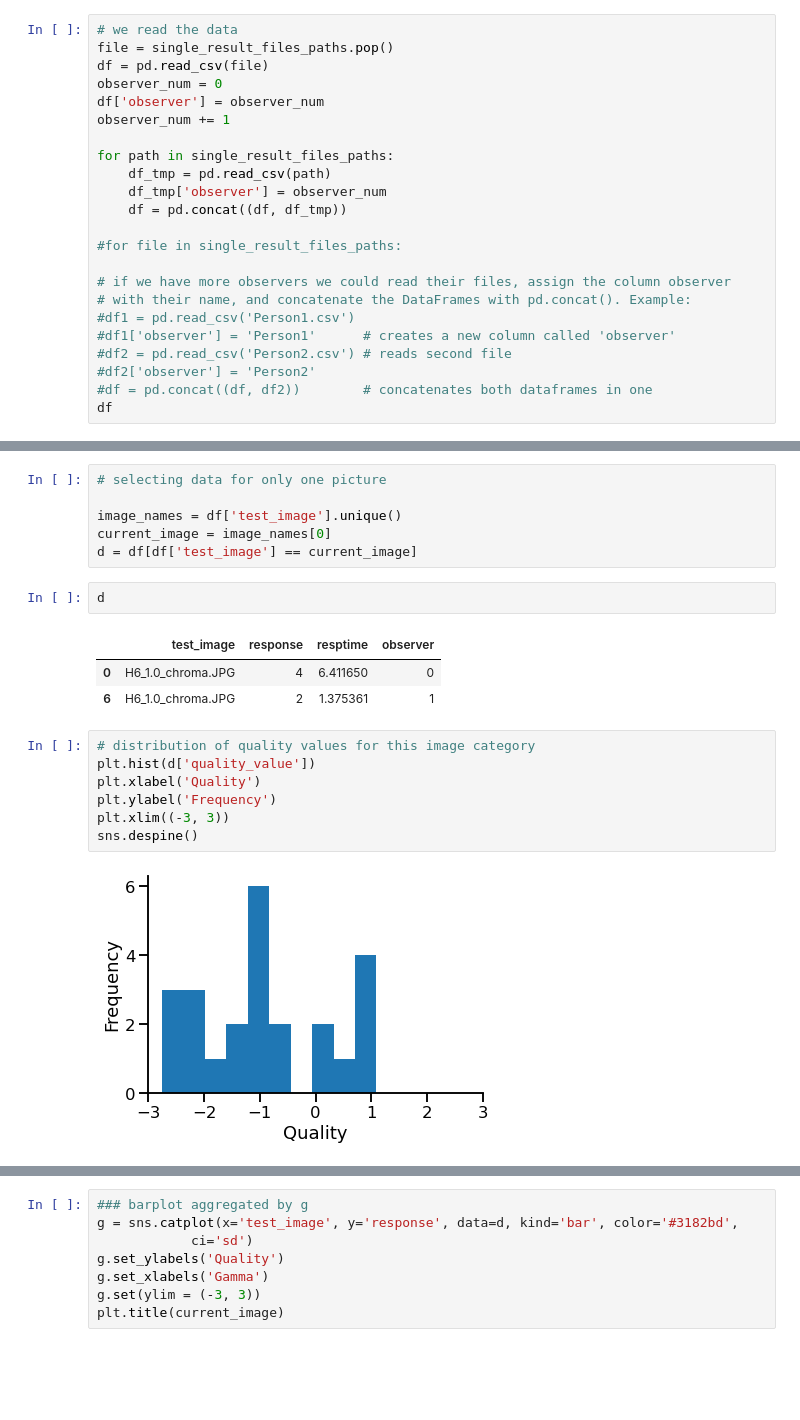
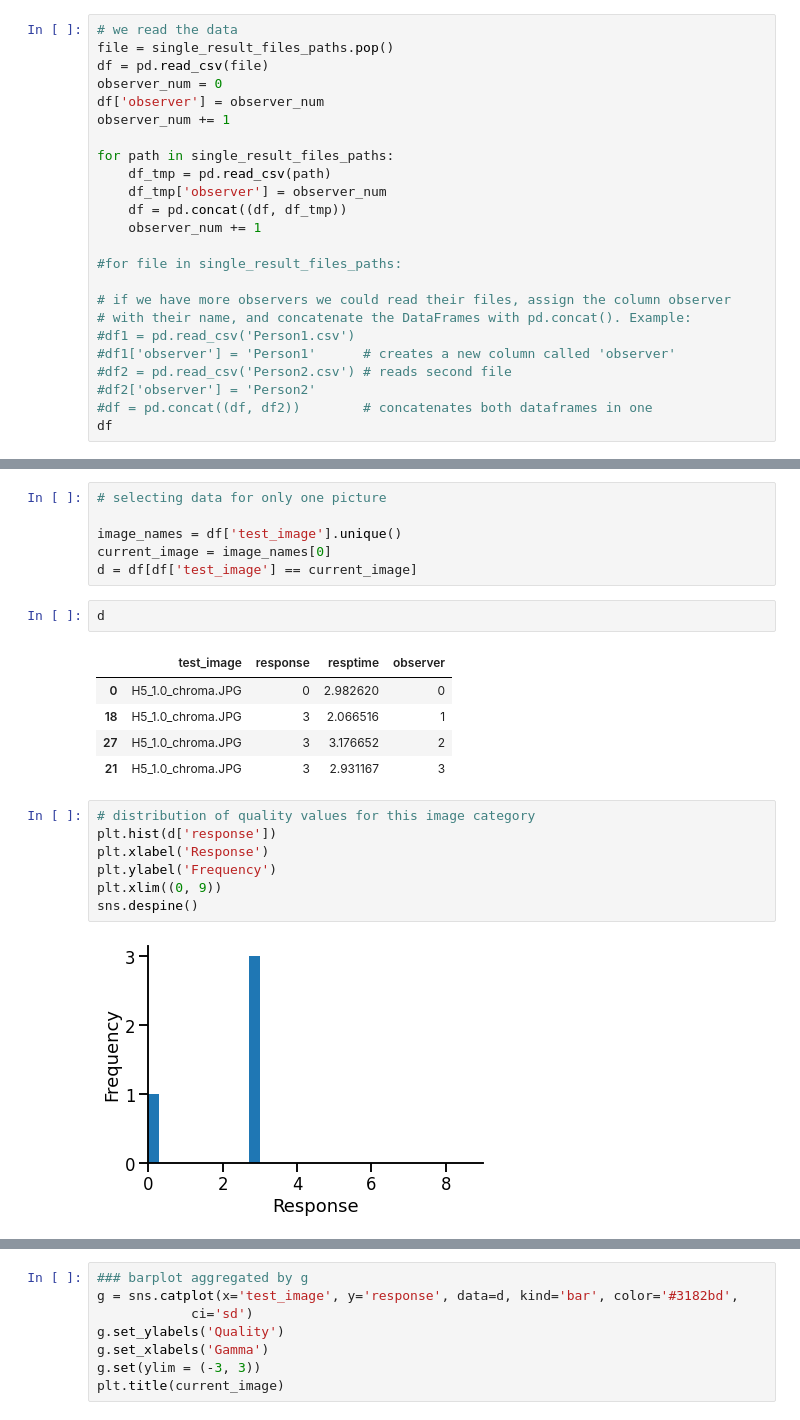
Before and after one commit to Thrrym/PerceptionAndImageQuality, a Jupyter notebook: analysis/analysis.ipynb, the cells around one changed output, grey strips where cells are left out. Saved outputs shown, nothing was run; the diff lists cells and outputs as text; blank space fills up the shorter version.

```diff
--- a/analysis/analysis.ipynb
+++ b/analysis/analysis.ipynb
@@ -36,6 +38,7 @@ for path in single_result_files_paths:
     df_tmp = pd.read_csv(path)
     df_tmp['observer'] = observer_num
     df = pd.concat((df, df_tmp))
+    observer_num += 1
 
 #for file in single_result_files_paths:
 
@@ -85,17 +91,19 @@ d = df[df['test_image'] == current_image]
 d
 # %% [output]
 |  | test_image | response | resptime | observer |
-| 0 | H6_1.0_chroma.JPG | 4 | 6.411650 | 0 |
-| 6 | H6_1.0_chroma.JPG | 2 | 1.375361 | 1 |
+| 0 | H5_1.0_chroma.JPG | 0 | 2.982620 | 0 |
+| 18 | H5_1.0_chroma.JPG | 3 | 2.066516 | 1 |
+| 27 | H5_1.0_chroma.JPG | 3 | 3.176652 | 2 |
+| 21 | H5_1.0_chroma.JPG | 3 | 2.931167 | 3 |
 # %%
 # distribution of quality values for this image category
-plt.hist(d['quality_value'])
-plt.xlabel('Quality')
+plt.hist(d['response'])
+plt.xlabel('Response')
 plt.ylabel('Frequency')
-plt.xlim((-3, 3))
+plt.xlim((0, 9))
 sns.despine()
 # %% [output]
-[figure, old version]
+[figure, new version]
 # %%
 ### barplot aggregated by k
 ## we call the function catplot() (cat: categorical)
```
Also changed, not shown: parts of 4 cells of this notebook.
